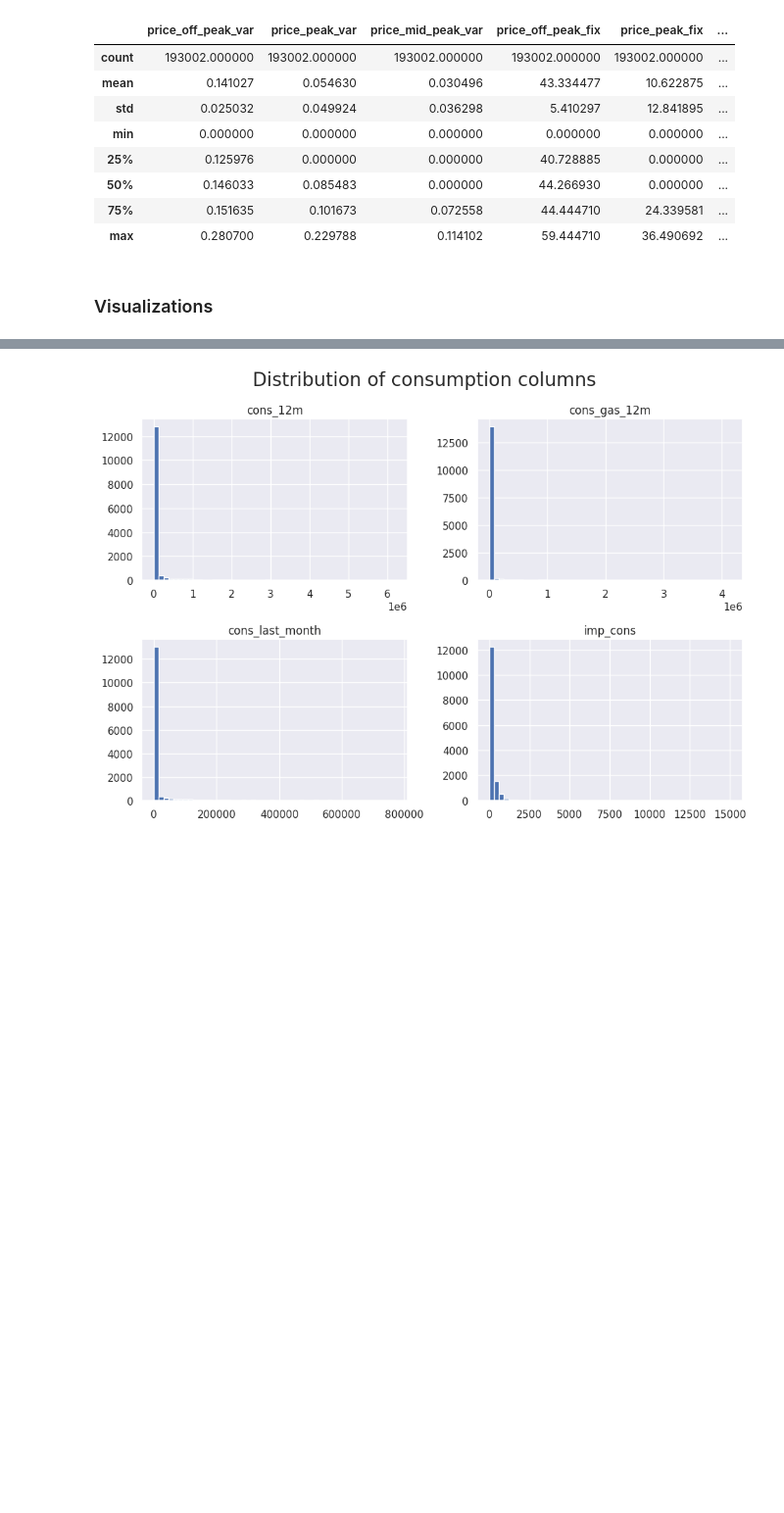
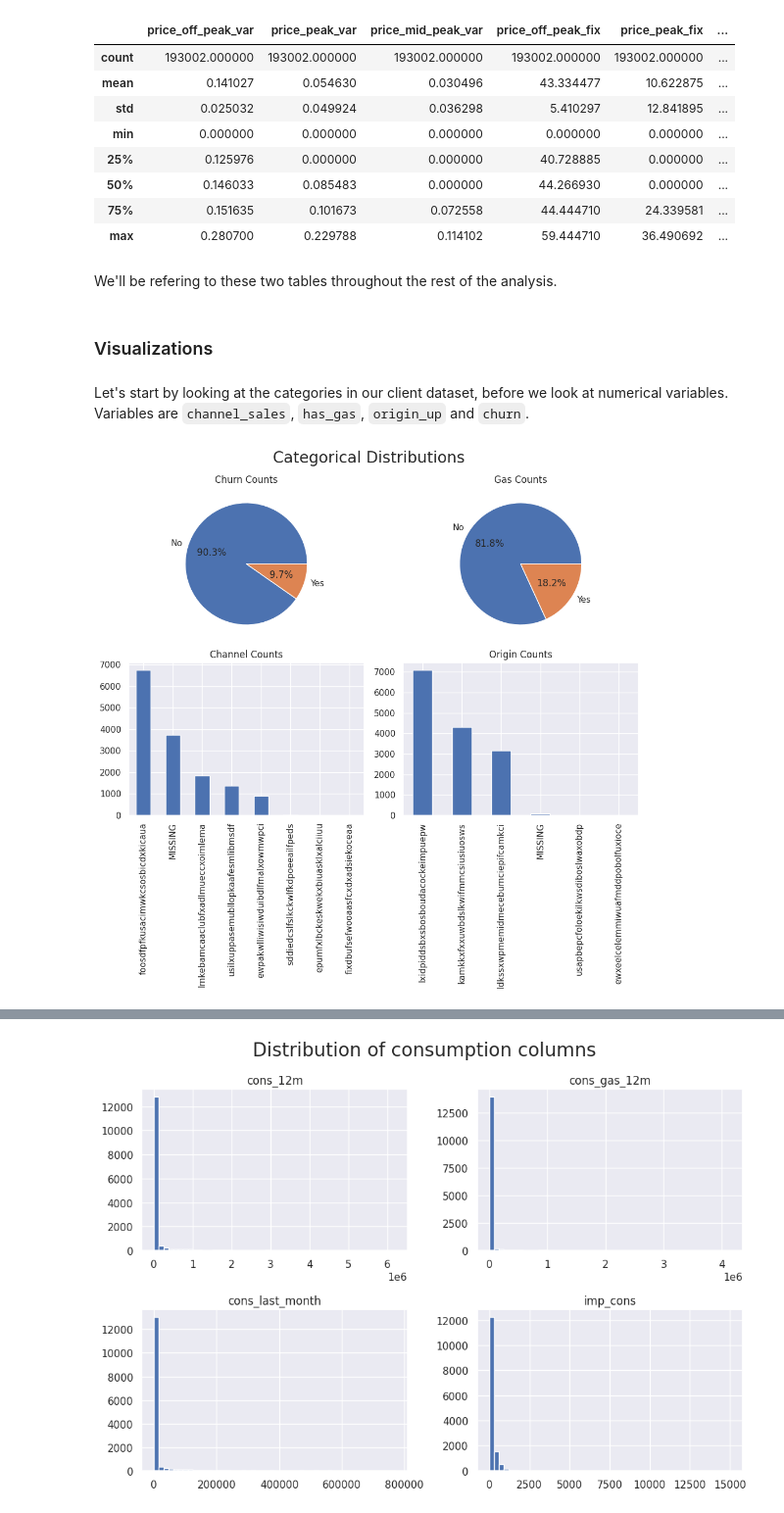
Before and after one commit to mnijadi/energy-company-customer-churn, a Jupyter notebook: notebooks/eda.ipynb, the cells around one changed output, grey strips where cells are left out. Shown at 98% size. Cells and saved outputs as stored; diff of their text form; code cells hidden in the pictures; blank space fills up the shorter version.

Commit message:
Explore categories and their associations

```diff
--- a/notebooks/eda.ipynb
+++ b/notebooks/eda.ipynb
@@ -148,5 +148,24 @@ price_df.describe()
 | 50% | 0.146033 | 0.085483 | 0.000000 | 44.266930 | 0.000000 | ... |
 | 75% | 0.151635 | 0.101673 | 0.072558 | 44.444710 | 24.339581 | ... |
 | max | 0.280700 | 0.229788 | 0.114102 | 59.444710 | 36.490692 | ... |
+# %% [markdown]
+We'll be refering to these two tables throughout the rest of the analysis.
 # %% [markdown]
 ### Visualizations
+# %% [markdown]
+Let's start by looking at the categories in our client dataset, before we look at numerical variables.
+Variables are `channel_sales`, `has_gas`, `origin_up` and `churn`.
+# %%
+fig, axes = plt.subplots(2, 2, figsize=(10, 10))
+
+client_df['churn'].value_counts().plot(kind='pie', autopct='%1.1f%%', title='Churn Counts', ylabel='', labels=['No', 'Yes'], ax=axes[0, 0])
+client_df['has_gas'].value_counts().plot(kind='pie', autopct='%1.1f%%', title='Gas Counts', ylabel='', labels=['No', 'Yes'], ax=axes[0, 1])
+client_df['channel_sales'].value_counts().plot(kind='bar', title='Channel Counts', xlabel='',ax=axes[1, 0])
+client_df['origin_up'].value_counts().plot(kind='bar', title='Origin Counts', xlabel='',ax=axes[1, 1])
+
+plt.suptitle('Categorical Distributions', fontsize=20)
+plt.tight_layout()
+plt.savefig('../figures/categorical_distributions.png')
+plt.show()
+# %% [output]
+[figure, added]
```
Also changed, not shown: parts of 9 cells of this notebook, 2 other files.
